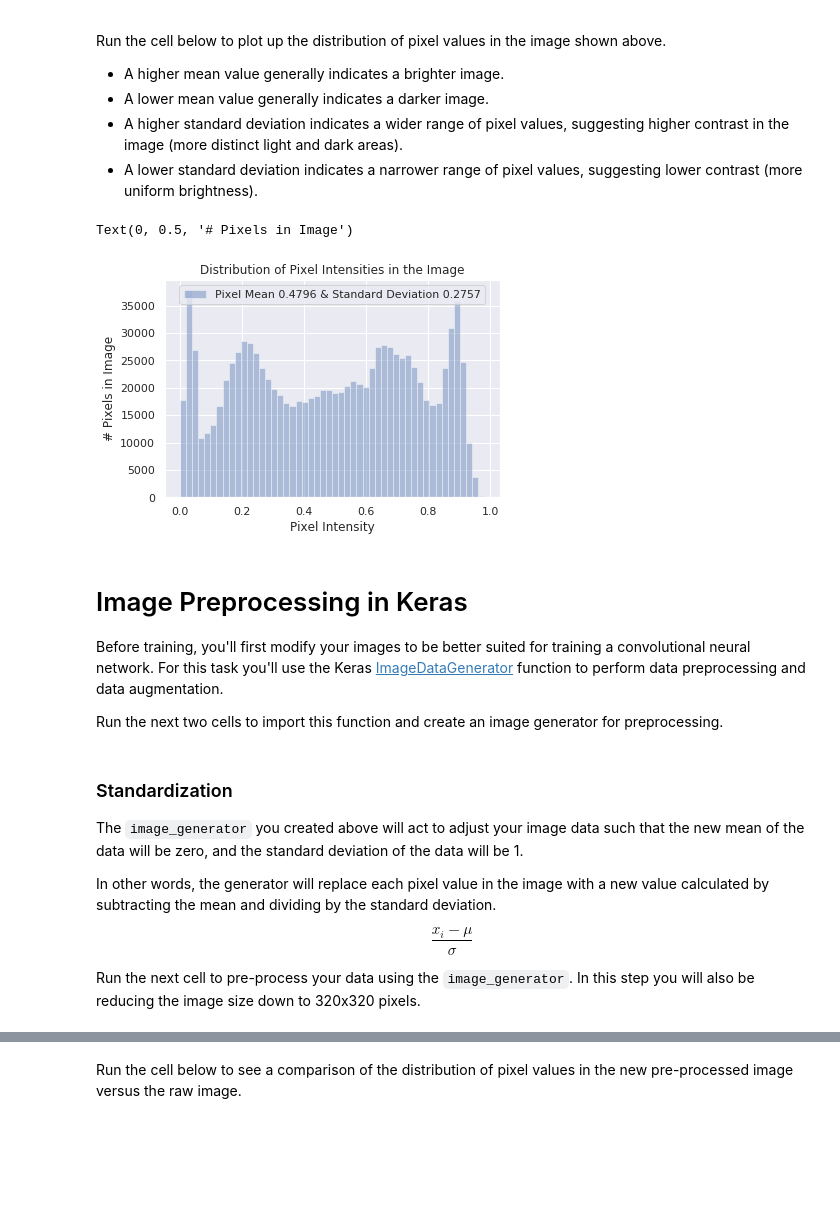
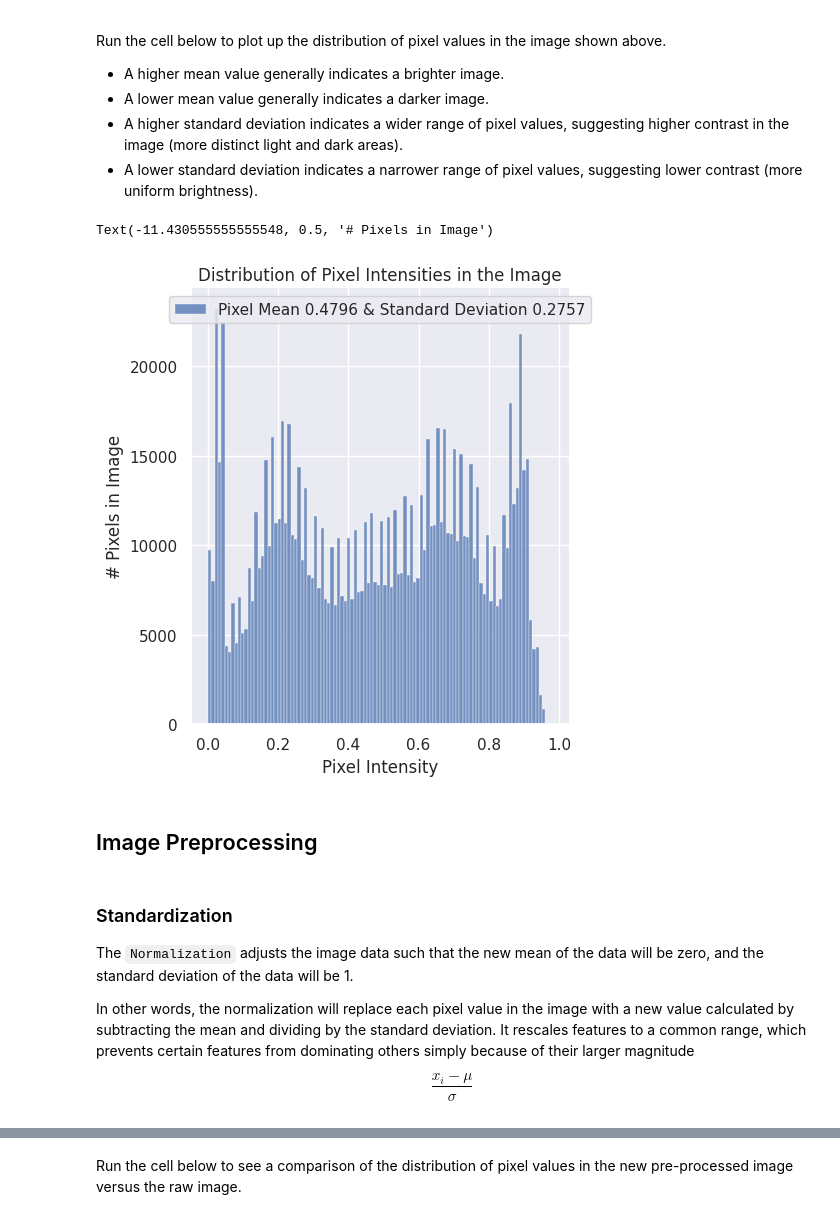
Before and after one commit to imteekay/machine-learning-research, a Jupyter notebook: courses/ai-for-medicine/ai-for-medical-diagnosis/week1/data-exploration-and-image-pre-processing.ipynb, the cells around one changed output, grey strips where cells are left out. Saved outputs shown, nothing was run; the diff lists cells and outputs as text; code cells hidden in the pictures; blank space fills up the shorter version.

```diff
--- a/courses/ai-for-medicine/ai-for-medical-diagnosis/week1/data-exploration-and-image-pre-processing.ipynb
+++ b/courses/ai-for-medicine/ai-for-medical-diagnosis/week1/data-exploration-and-image-pre-processing.ipynb
@@ -21,5 +21,5 @@ sns.set()
 # %%
-train_df = pd.read_csv('nih/train-small.csv')
+train_df = pd.read_csv('/kaggle/input/chest-x-ray/train-small.csv')
 print(f'There are {train_df.shape[0]} rows and {train_df.shape[1]} columns in this data frame')
 train_df.head()
 # %% [output]
@@ -110,7 +125,7 @@ Run the cell below to visualize a random selection of images from the dataset.
 images = train_df['Image'].values
 random_images = [np.random.choice(images) for i in range(9)]
 
-img_dir = 'nih/images-small/'
+img_dir = '/kaggle/input/images/images-small/'
 
 print('Display Random Images')
 
@@ -131,13 +146,13 @@ Display Random Images
 Run the cell below to look at the first image in the dataset and print out some details of the image contents.
 # %%
 sample_img = train_df.Image[0]
-raw_image = plt.imread(os.path.join(img_dir, sample_img))
-plt.imshow(raw_image, cmap='gray')
+image = plt.imread(os.path.join(img_dir, sample_img))
+plt.imshow(image, cmap='gray')
 plt.colorbar()
 plt.title('Raw Chest X Ray Image')
-print(f"The dimensions of the image are {raw_image.shape[0]} pixels width and {raw_image.shape[1]} pixels height, one single color channel")
-print(f"The maximum pixel value is {raw_image.max():.4f} and the minimum is {raw_image.min():.4f}")
-print(f"The mean value of the pixels is {raw_image.mean():.4f} and the standard deviation is {raw_image.std():.4f}")
+print(f"The dimensions of the image are {image.shape[0]} pixels width and {image.shape[1]} pixels height, one single color channel")
+print(f"The maximum pixel value is {image.max():.4f} and the minimum is {image.min():.4f}")
+print(f"The mean value of the pixels is {image.mean():.4f} and the standard deviation is {image.std():.4f}")
 # %% [output]
 The dimensions of the image are 1024 pixels width and 1024 pixels height, one single color channel
 The maximum pixel value is 0.9804 and the minimum is 0.0000
@@ -153,20 +168,14 @@ Run the cell below to plot up the distribution of pixel values in the image show
 - A higher standard deviation indicates a wider range of pixel values, suggesting higher contrast in the image (more distinct light and dark areas).
 - A lower standard deviation indicates a narrower range of pixel values, suggesting lower contrast (more uniform brightness).
 # %%
-sns.distplot(raw_image.ravel(),
-             label=f'Pixel Mean {np.mean(raw_image):.4f} & Standard Deviation {np.std(raw_image):.4f}', kde=False)
+sns.displot(image.ravel(),
+            label=f'Pixel Mean {np.mean(image):.4f} & Standard Deviation {np.std(image):.4f}',
+            kde=False)
+
 plt.legend(loc='upper center')
 plt.title('Distribution of Pixel Intensities in the Image')
 plt.xlabel('Pixel Intensity')
 plt.ylabel('# Pixels in Image')
 # %% [output]
-Text(0, 0.5, '# Pixels in Image')
+Text(-11.430555555555548, 0.5, '# Pixels in Image')
-[figure, old version]
+[figure, new version]
-# %% [markdown]
-<a name="image-processing"></a>
-
-# Image Preprocessing in Keras
-
-Before training, you'll first modify your images to be better suited for training a convolutional neural network. For this task you'll use the Keras [ImageDataGenerator](https://keras.io/preprocessing/image/) function to perform data preprocessing and data augmentation.
-
-Run the next two cells to import this function and create an image generator for preprocessing.
@@ -180,0 +182,2 @@ image_generator = ImageDataGenerator(
+# %% [markdown]
+## Image Preprocessing
@@ -181,10 +190,8 @@ image_generator = ImageDataGenerator(
 # %% [markdown]
 ### Standardization
 
-The `image_generator` you created above will act to adjust your image data such that the new mean of the data will be zero, and the standard deviation of the data will be 1.
+The `Normalization` adjusts the image data such that the new mean of the data will be zero, and the standard deviation of the data will be 1.
 
-In other words, the generator will replace each pixel value in the image with a new value calculated by subtracting the mean and dividing by the standard deviation.
+In other words, the normalization will replace each pixel value in the image with a new value calculated by subtracting the mean and dividing by the standard deviation. It rescales features to a common range, which prevents certain features from dominating others simply because of their larger magnitude
 
 $$\frac{x_i - \mu}{\sigma}$$
-
-Run the next cell to pre-process your data using the `image_generator`. In this step you will also be reducing the image size down to 320x320 pixels.
```
Also changed, not shown: parts of 23 cells of this notebook.
